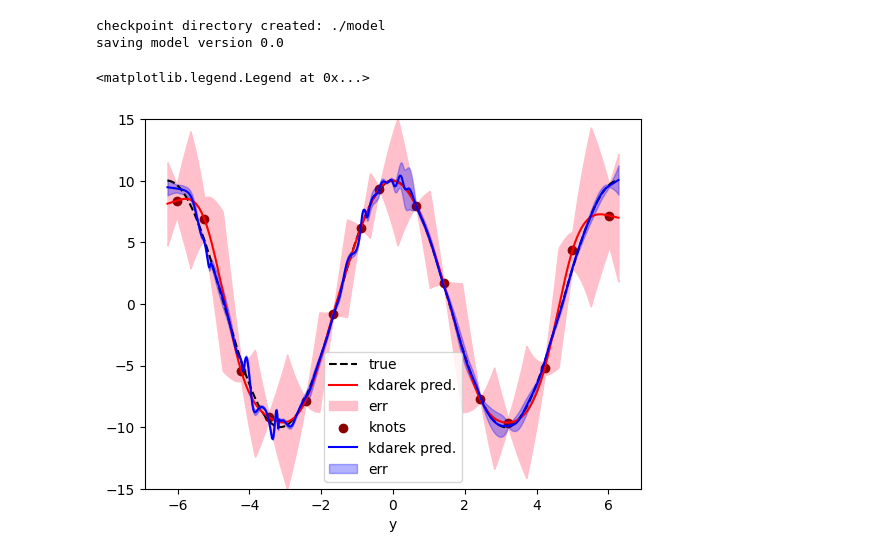
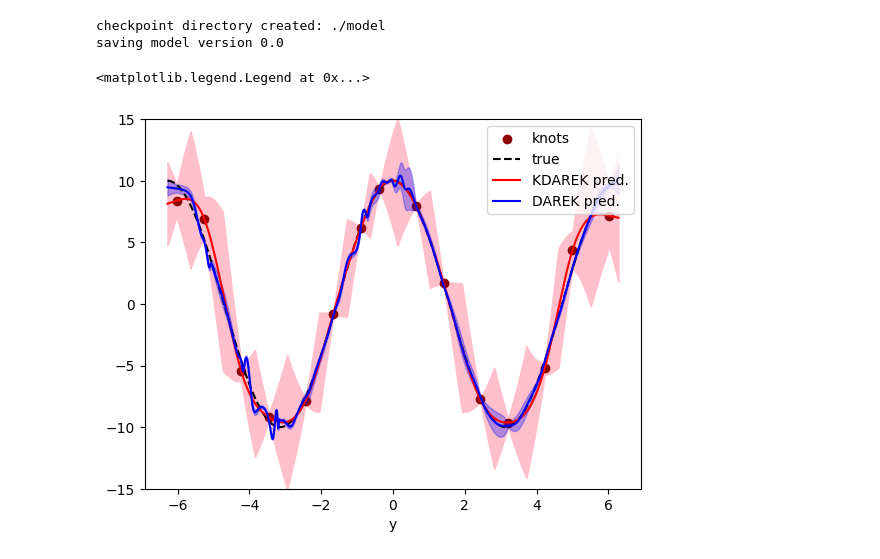
Before and after one commit to Masoud-Ataei/KDAREK, a Jupyter notebook: KDAREK_Example.ipynb, the cells around one changed output. Cells and saved outputs as stored; diff of their text form; code cells hidden in the pictures.

```diff
--- a/KDAREK_Example.ipynb
+++ b/KDAREK_Example.ipynb
@@ -51,19 +51,21 @@ saving model version 0.0
 # %%
 lb,ub = (yhat - yerr), (yhat+yerr)
 xg, yg = kdarek.samples['xi'], kdarek(kdarek.samples['xi']).detach()
+
+plt.fill_between(x.flatten(), lb.flatten(), ub.flatten(), color = 'pink')
+plt.scatter(xg, yg, color = 'darkred', label = 'knots')
 plt.plot(x,y, '--', color = 'k', label = 'true')
-plt.plot(x, yhat, color = 'red', label = 'kdarek pred.')
-plt.fill_between(x.flatten(), lb.flatten(), ub.flatten(), color = 'pink', label = 'err')
-plt.scatter(xg, yg, color = 'darkred', label = 'knots')
+plt.plot(x, yhat, color = 'red', label = 'KDAREK pred.')
+
 
 lbd,ubd = (yhatd - yerrd), (yhatd+yerrd)
-plt.plot(x, yhatd, color = 'blue', label = 'kdarek pred.')
-plt.fill_between(x.flatten(), lbd.flatten(), ubd.flatten(), color = 'blue', label = 'err', alpha = 0.3)
+plt.plot(x, yhatd, color = 'blue', label = 'DAREK pred.')
+plt.fill_between(x.flatten(), lbd.flatten(), ubd.flatten(), color = 'blue', alpha = 0.3)
 
 plt.ylim([-15,15])
 plt.xlabel('x')
 plt.xlabel('y')
-plt.legend()
+plt.legend(loc='upper right')
 # %% [output]
 <matplotlib.legend.Legend at 0x...>
-[figure, old version]
+[figure, new version]
```
